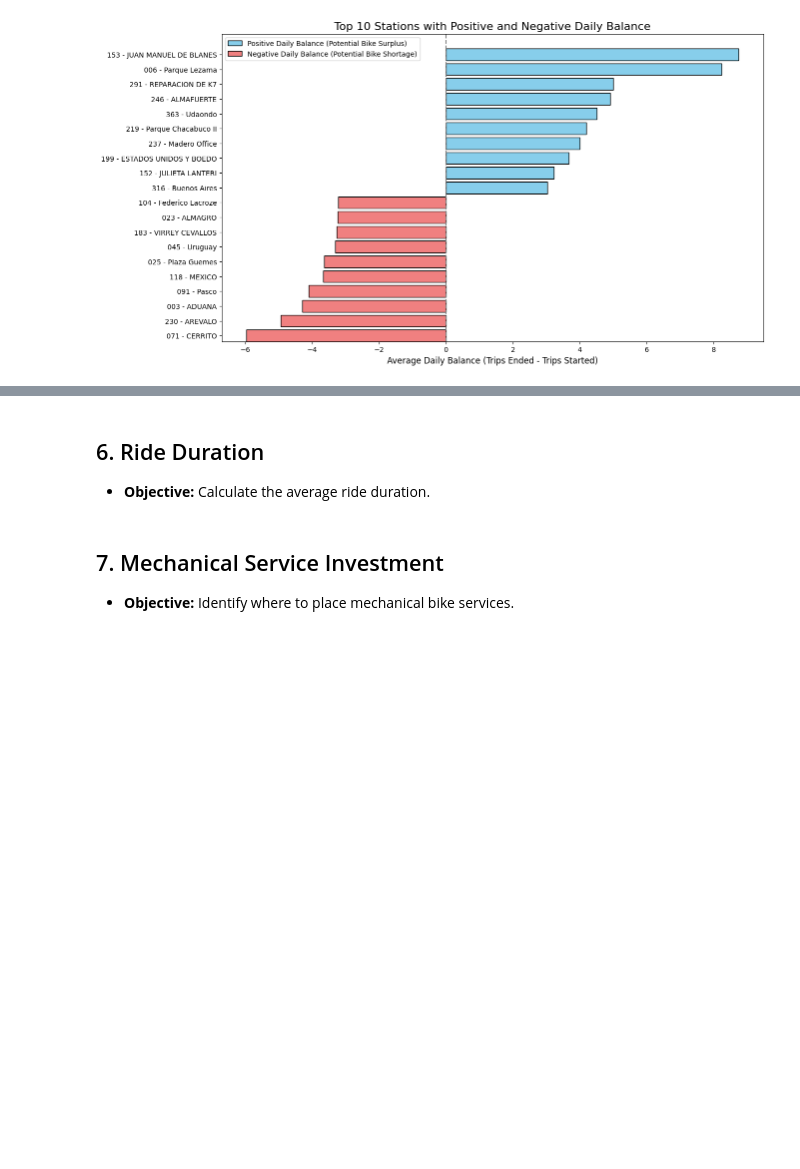
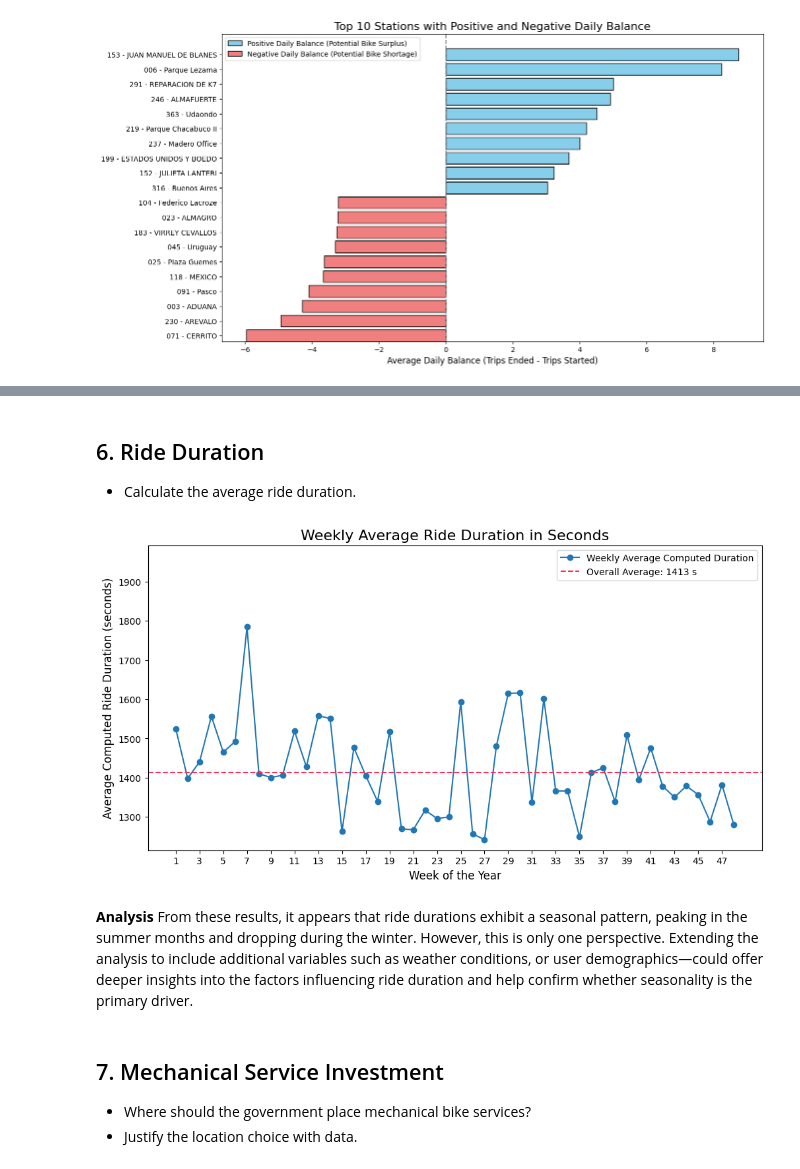
Before and after one commit to eferrario/bike-analytics, a Jupyter notebook: bikeanalytics.ipynb, the cells around one changed output, grey strips where cells are left out. Drawn from its saved outputs; the diff is of its cells as text; code cells hidden in the pictures; blank space fills up the shorter version.

```diff
--- a/bikeanalytics.ipynb
+++ b/bikeanalytics.ipynb
@@ -418,8 +581,55 @@ plt.show()
 # %% [markdown]
 ## 6. Ride Duration
 
-- **Objective:** Calculate the average ride duration.
+- Calculate the average ride duration.
+# %%
+# Ensure both start and end date columns are in datetime format
+df_trips['fecha_origen_recorrido'] = pd.to_datetime(df_trips['fecha_origen_recorrido'])
+df_trips['fecha_destino_recorrido'] = pd.to_datetime(df_trips['fecha_destino_recorrido'])
+
+# Compute the ride duration (in seconds) based on start and end times
+df_trips['computed_duration'] = (df_trips['fecha_destino_recorrido'] - df_trips['fecha_origen_recorrido']).dt.total_seconds()
+
+# Extract the week of the year from the start date
+df_trips['week'] = df_trips['fecha_origen_recorrido'].dt.isocalendar().week
+
+# Calculate the average computed duration per week (in seconds)
+weekly_avg_duration_computed = df_trips.groupby('week')['computed_duration'].mean()
+
+# Calculate the overall average computed duration (in seconds)
+overall_avg_duration_computed = df_trips['computed_duration'].mean()
+
+# Create the plot
+plt.figure(figsize=(12, 6))
+# Plot the weekly average computed duration curve
+plt.plot(weekly_avg_duration_computed.index, weekly_avg_duration_computed.values, marker='o', linestyle='-', label='Weekly Average Computed Duration')
+# Plot the overall average line (displayed without decimals)
+plt.axhline(overall_avg_duration_computed, color='#FF2D55', linestyle='--', label=f'Overall Average: {overall_avg_duration_computed:.0f} s')
+
+# Configure x-axis ticks to be shown every 2 weeks
+week_min, week_max = weekly_avg_duration_computed.index.min(), weekly_avg_duration_computed.index.max()
+plt.xticks(np.arange(week_min, week_max + 1, 2))
+
+# Add descriptive title and labels
+plt.title('Weekly Average Ride Duration in Seconds', fontsize=16)
+plt.xlabel('Week of the Year', fontsize=12)
+plt.ylabel('Average Computed Ride Duration (seconds)', fontsize=12)
+
+# Extend y-axis to create space for the legend
+current_ylim = plt.ylim()
+plt.ylim(current_ylim[0], current_ylim[1] * 1.1)
+
+# Position the legend inside the plot (upper right)
+plt.legend(loc='upper right')
+
+plt.show()
+# %% [output]
+[figure, added]
+# %% [markdown]
+**Analysis**
+From these results, it appears that ride durations exhibit a seasonal pattern, peaking in the summer months and dropping during the winter. However, this is only one perspective. Extending the analysis to include additional variables such as weather conditions, or user demographics—could offer deeper insights into the factors influencing ride duration and help confirm whether seasonality is the primary driver.
 # %% [markdown]
 ## 7. Mechanical Service Investment
 
-- **Objective:** Identify where to place mechanical bike services.
+- Where should the government place mechanical bike services?
+- Justify the location choice with data.
```
Also changed, not shown: parts of 32 cells of this notebook.
